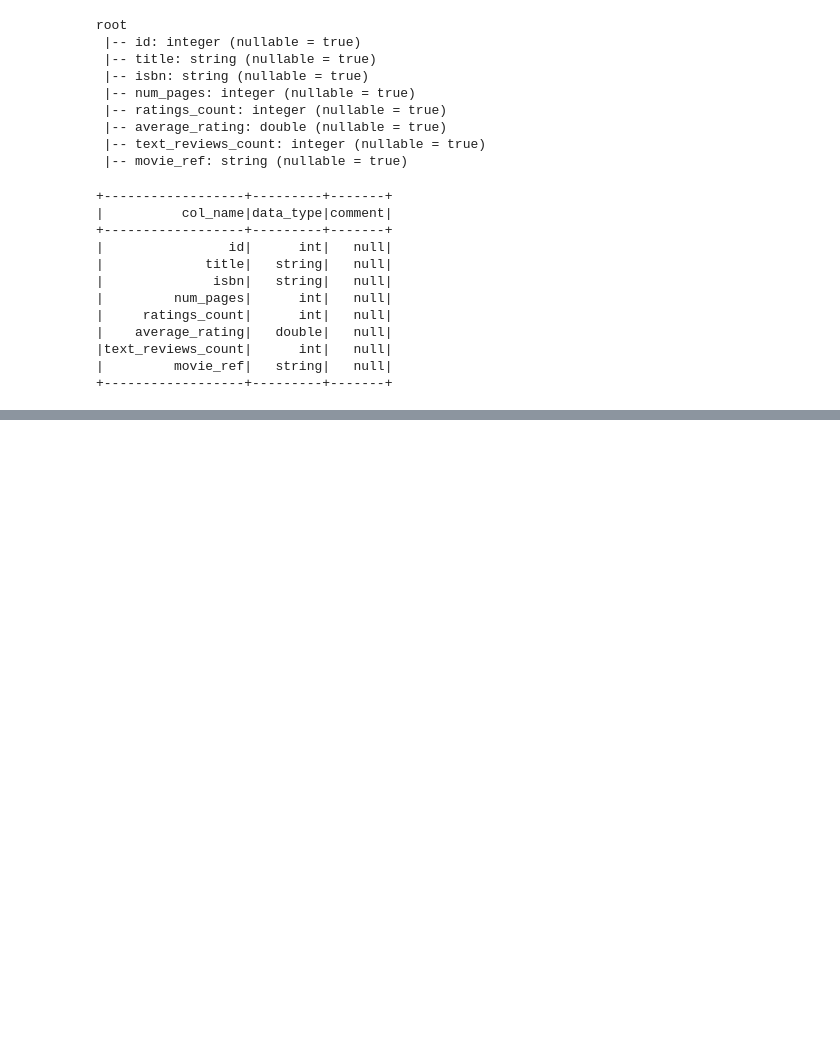
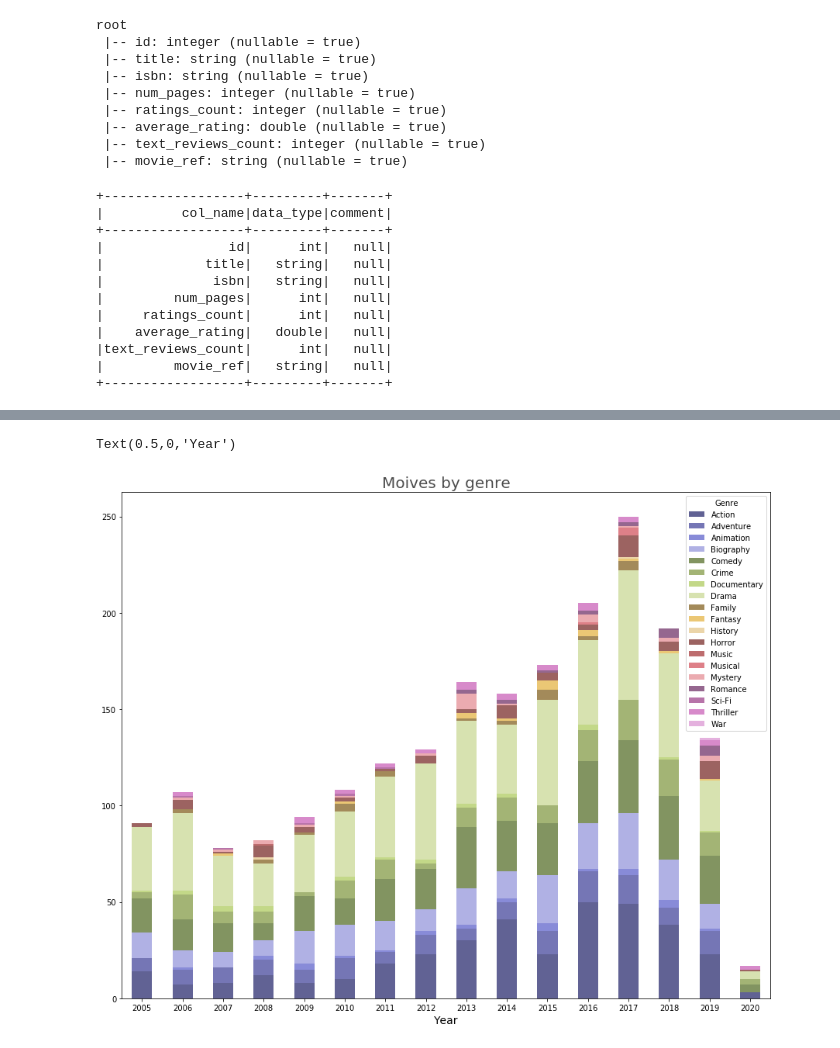
Before and after one commit to jankichauhan/Captsone_Goodreads_Imdb, a Jupyter notebook: Imdb_data_load.ipynb, the cells around one changed output, grey strips where cells are left out. Drawn from its saved outputs; the diff is of its cells as text; code cells hidden in the pictures; blank space fills up the shorter version.

```diff
--- a/Imdb_data_load.ipynb
+++ b/Imdb_data_load.ipynb
@@ -615,0 +632,12 @@ ax.legend(['Avg number of movies','Movie adapted from book'])
+# %%
+pd_gb_count_genres = pd_movie_book.groupby(['Movie_year','Genre']).count()[['Movie']]
+# %%
+pivot_df = pd_gb_count_genres.reset_index().pivot(index='Movie_year', columns='Genre', values='Movie')
+pivot_df.fillna(0)
+fig, ax = subplots()
+pivot_df.loc[:,['Action','Adventure', 'Animation','Biography','Comedy','Crime','Documentary','Drama','Family','Fantasy','History','Horror','Music','Musical','Mystery','Romance','Sci-Fi','Thriller','War']].plot.bar(rot = 0,stacked=True,colormap='tab20b', figsize=(15,12), ax=ax, alpha = 0.8)
+ax.set_title('Moives by enre',fontsize=20, color= 'k', alpha = 0.7)
+ax.set_xlabel("Year",fontsize=14)
+# %% [output]
+Text(0.5,0,'Year')
+[figure, added]
```
Also changed, not shown: parts of 34 cells of this notebook, 5 other files.
